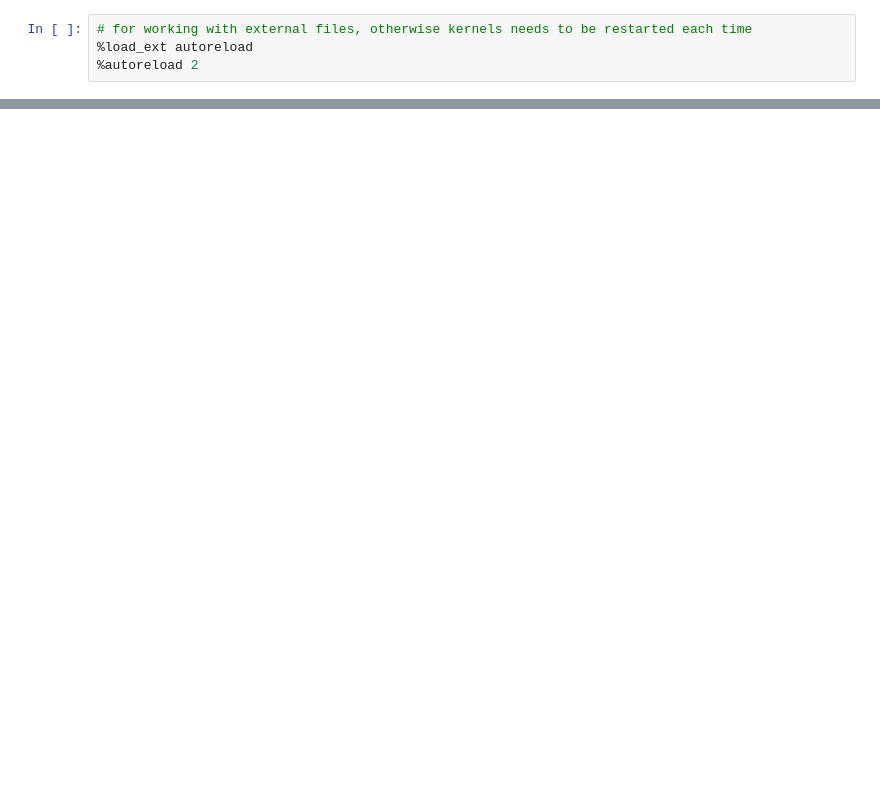
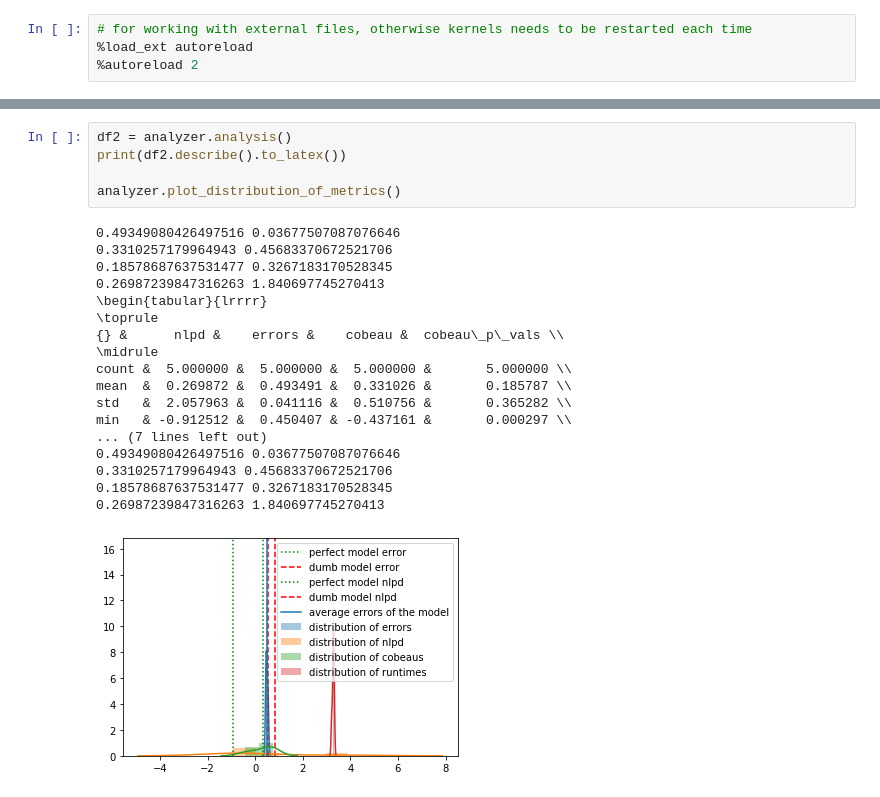
Before and after one commit to wooohoooo/uncertainty_regression_pytorch, a Jupyter notebook: models/analysis.ipynb, the cells around one changed output, grey strips where cells are left out. Cells and saved outputs as stored; diff of their text form; blank space fills up the shorter version.

```diff
--- a/models/analysis.ipynb
+++ b/models/analysis.ipynb
@@ -118,3 +109,27 @@ analyzer.plot_distribution_of_metrics()
+# %%
+df2 = analyzer.analysis()
+print(df2.describe().to_latex())
+
+analyzer.plot_distribution_of_metrics()
+# %% [output]
+0.49349080426497516 0.03677507087076646
+0.3310257179964943 0.45683370672521706
+0.18578687637531477 0.3267183170528345
+0.26987239847316263 1.840697745270413
+\begin{tabular}{lrrrr}
+\toprule
+{} &      nlpd &    errors &    cobeau &  cobeau\_p\_vals \\
+\midrule
+count &  5.000000 &  5.000000 &  5.000000 &       5.000000 \\
+mean  &  0.269872 &  0.493491 &  0.331026 &       0.185787 \\
+std   &  2.057963 &  0.041116 &  0.510756 &       0.365282 \\
+min   & -0.912512 &  0.450407 & -0.437161 &       0.000297 \\
+... (7 lines left out)
+0.49349080426497516 0.03677507087076646
+0.3310257179964943 0.45683370672521706
+0.18578687637531477 0.3267183170528345
+0.26987239847316263 1.840697745270413
+[figure, added]
 # %%
 analyzer.plot_models()
 # %% [output]
```
Also changed, not shown: parts of 20 cells of this notebook, 3 other files.
